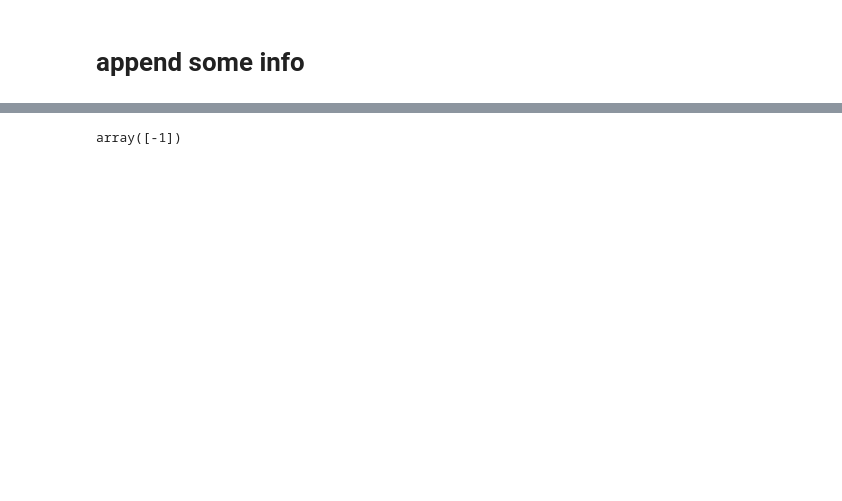
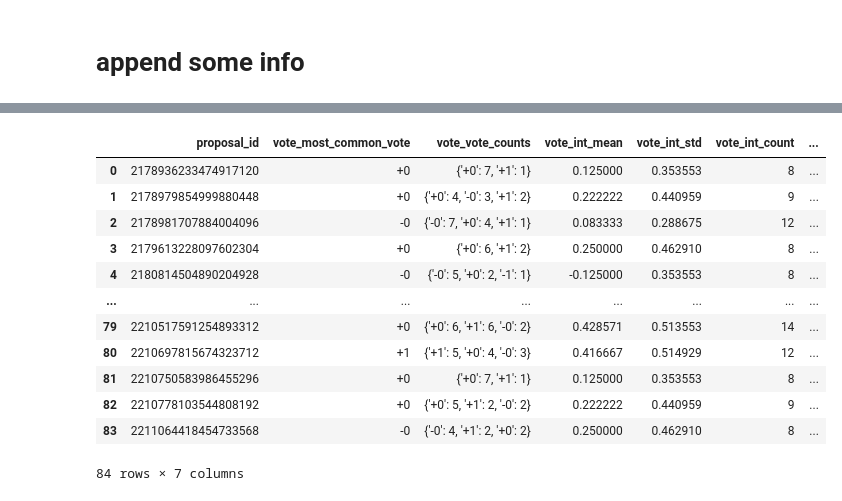
Before and after one commit to pycontw/pycon-llm-assistant-review, a Jupyter notebook: llm_review.ipynb, the cells around one changed output, grey strips where cells are left out. Drawn from its saved outputs; the diff is of its cells as text; code cells hidden in the pictures; blank space fills up the shorter version.

```diff
--- a/llm_review.ipynb
+++ b/llm_review.ipynb
@@ -182,10 +182,20 @@ final_df[:3]
 vote_df = pd.read_excel('pycon_2025_raw_vote.xlsx', dtype={'vote': str})
 vote_df['vote_int'] = vote_df['vote'].astype(int)
 # %%
-# Get multiple statistical measures for votes by proposal_id
-vote_stats = vote_df.groupby('proposal_id', as_index=False)['vote'].agg([
-    ('mode', lambda x: x.mode().iloc[0]),  # Most common vote
-    ('mean', 'mean'),                      # Average vote
-    ('std', 'std'),                        # Standard deviation
-    ('count', 'count'),                    # Number of votes
-])
+# Get statistics using vote_int (numeric) and vote (string) columns
+vote_stats = vote_df.groupby('proposal_id', as_index=False).agg({
+    'vote': [
+        ('most_common_vote', lambda x: x.mode().iloc[0]),  # Most common vote as string
+        ('vote_counts', lambda x: x.value_counts().to_dict())  # Distribution of votes
+    ],
+    'vote_int': [
+        ('mean', 'mean'),     # Average vote
+        ('std', 'std'),       # Standard deviation
+        ('count', 'count'),   # Number of votes
+        ('median', 'median')  # Median vote
+    ]
+})
+
+# Flatten column names
+vote_stats.columns = ['proposal_id' if col[0] == 'proposal_id'
+                     else f'{col[0]}_{col[1]}' for col in vote_stats.columns]
@@ -297,4 +202,16 @@ final_df
-# %%
-df.vote.unique()
-# %% [output]
-array([-1])
+# %%
+vote_stats
+# %% [output]
+|  | proposal_id | vote_most_common_vote | vote_vote_counts | vote_int_mean | vote_int_std | vote_int_count | ... |
+| 0 | 2178936233474917120 | +0 | {'+0': 7, '+1': 1} | 0.125000 | 0.353553 | 8 | ... |
+| 1 | 2178979854999880448 | +0 | {'+0': 4, '-0': 3, '+1': 2} | 0.222222 | 0.440959 | 9 | ... |
+| 2 | 2178981707884004096 | -0 | {'-0': 7, '+0': 4, '+1': 1} | 0.083333 | 0.288675 | 12 | ... |
+| 3 | 2179613228097602304 | +0 | {'+0': 6, '+1': 2} | 0.250000 | 0.462910 | 8 | ... |
+| 4 | 2180814504890204928 | -0 | {'-0': 5, '+0': 2, '-1': 1} | -0.125000 | 0.353553 | 8 | ... |
+| ... | ... | ... | ... | ... | ... | ... | ... |
+| 79 | 2210517591254893312 | +0 | {'+0': 6, '+1': 6, '-0': 2} | 0.428571 | 0.513553 | 14 | ... |
+| 80 | 2210697815674323712 | +1 | {'+1': 5, '+0': 4, '-0': 3} | 0.416667 | 0.514929 | 12 | ... |
+| 81 | 2210750583986455296 | +0 | {'+0': 7, '+1': 1} | 0.125000 | 0.353553 | 8 | ... |
+| 82 | 2210778103544808192 | +0 | {'+0': 5, '+1': 2, '-0': 2} | 0.222222 | 0.440959 | 9 | ... |
+| 83 | 2211064418454733568 | -0 | {'-0': 4, '+1': 2, '+0': 2} | 0.250000 | 0.462910 | 8 | ... |
+84 rows × 7 columns
```
Also changed, not shown: parts of 9 cells of this notebook, 4 other files.
